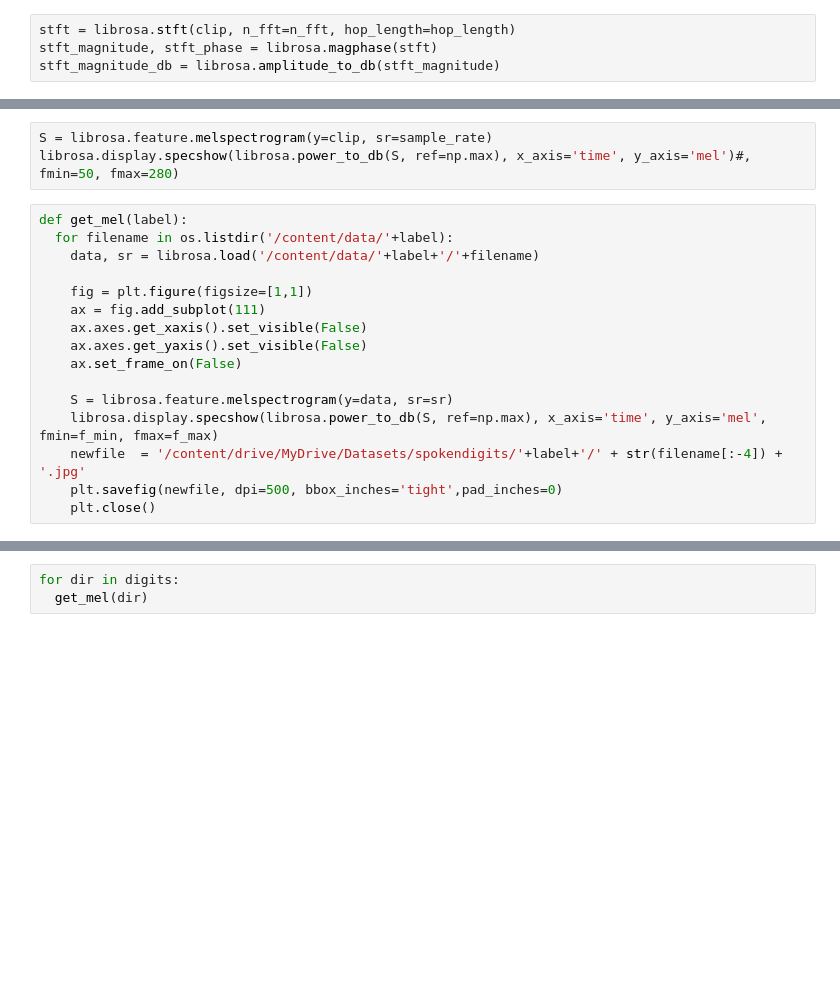
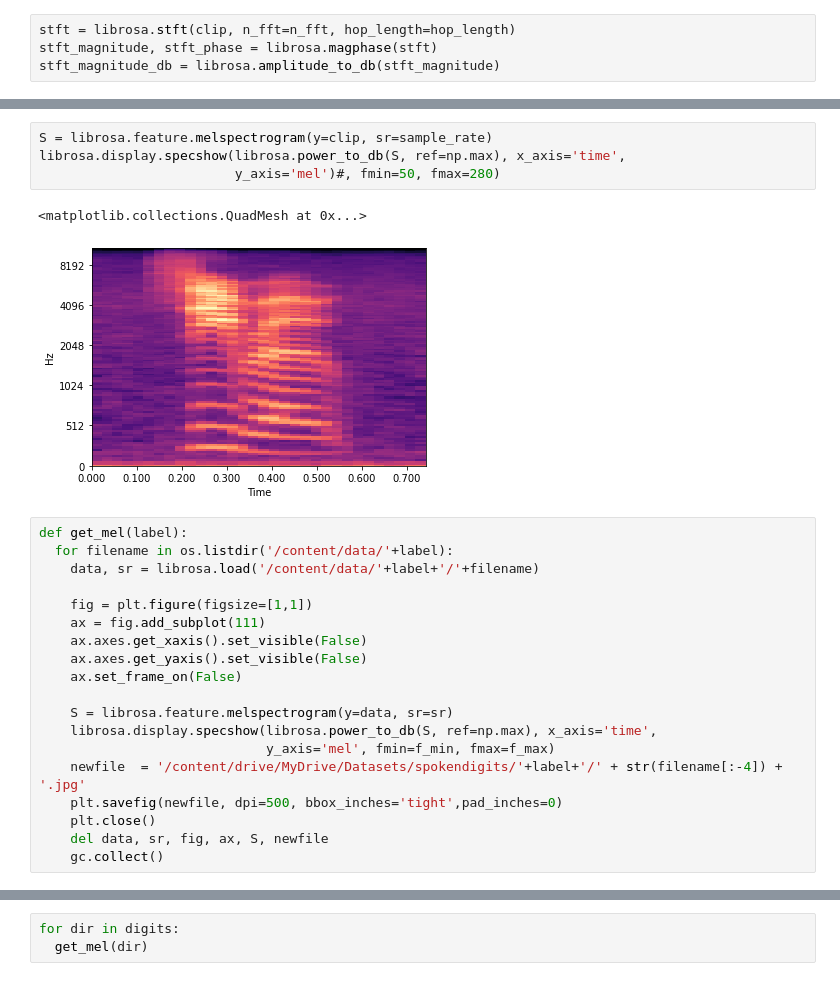
Before and after one commit to ManuMollon261297/Speech-Digit-Detector, a Jupyter notebook: LIFAS_Dataset.ipynb, the cells around one changed output, grey strips where cells are left out. Drawn from its saved outputs; the diff is of its cells as text; blank space fills up the shorter version.

```diff
--- a/LIFAS_Dataset.ipynb
+++ b/LIFAS_Dataset.ipynb
@@ -74,6 +90,10 @@ specshow(mel_spec_db, x_axis='time', y_axis='mel')
 # %%
 S = librosa.feature.melspectrogram(y=clip, sr=sample_rate)
-librosa.display.specshow(librosa.power_to_db(S, ref=np.max), x_axis='time', y_axis='mel')#, fmin=50, fmax=280)
+librosa.display.specshow(librosa.power_to_db(S, ref=np.max), x_axis='time',
+                         y_axis='mel')#, fmin=50, fmax=280)
+# %% [output]
+<matplotlib.collections.QuadMesh at 0x...>
+[figure, added]
 # %%
 def get_mel(label):
   for filename in os.listdir('/content/data/'+label):
@@ -86,7 +106,10 @@ def get_mel(label):
     ax.set_frame_on(False)
 
     S = librosa.feature.melspectrogram(y=data, sr=sr)
-    librosa.display.specshow(librosa.power_to_db(S, ref=np.max), x_axis='time', y_axis='mel', fmin=f_min, fmax=f_max)
+    librosa.display.specshow(librosa.power_to_db(S, ref=np.max), x_axis='time',
+                             y_axis='mel', fmin=f_min, fmax=f_max)
     newfile  = '/content/drive/MyDrive/Datasets/spokendigits/'+label+'/' + str(filename[:-4]) + '.jpg'
     plt.savefig(newfile, dpi=500, bbox_inches='tight',pad_inches=0)
     plt.close()
+    del data, sr, fig, ax, S, newfile
+    gc.collect()
```
Also changed, not shown: parts of 10 cells of this notebook, 4 other files.
